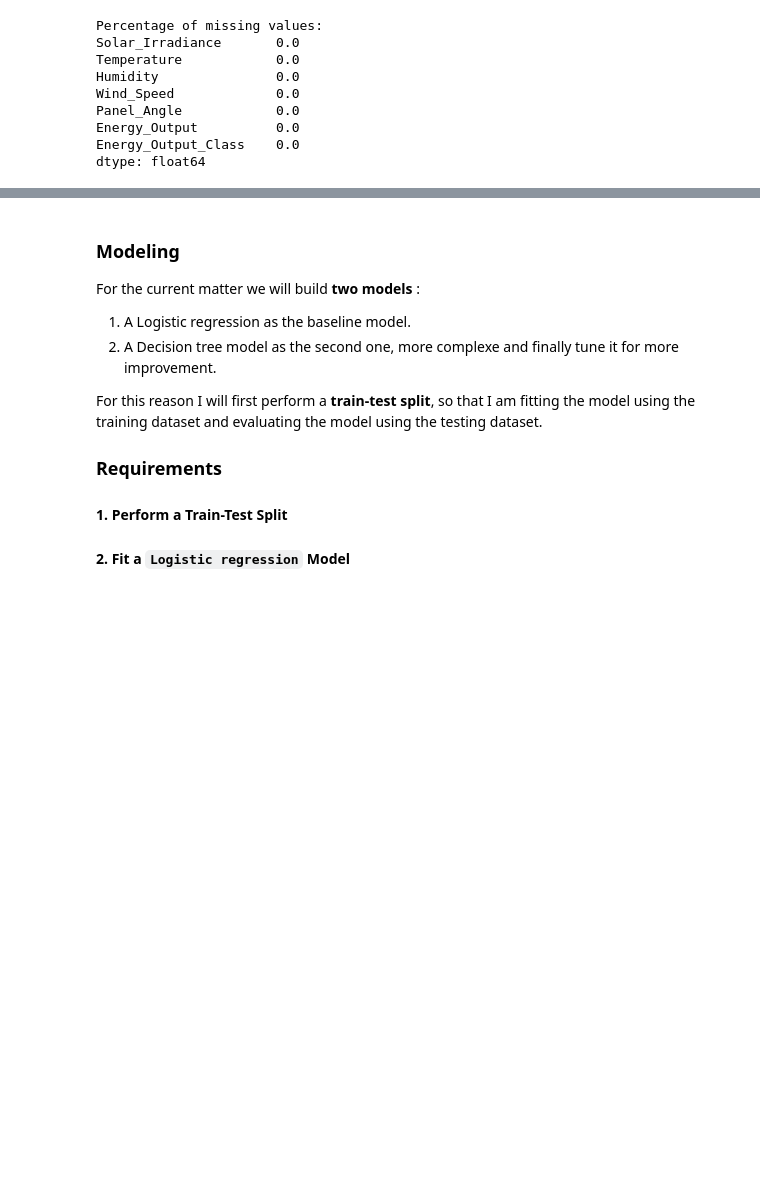
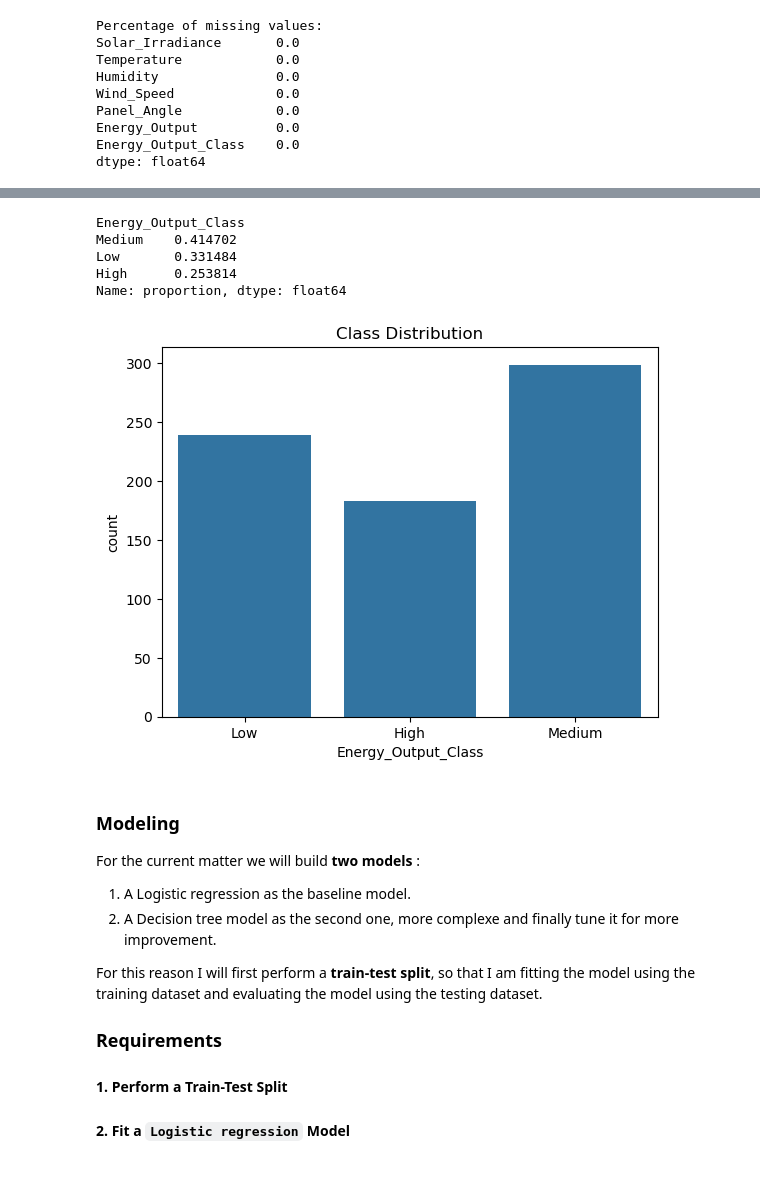
Before and after one commit to tolly00/capstone-project, a Jupyter notebook: Main.ipynb, the cells around one changed output, grey strips where cells are left out. Cells and saved outputs as stored; diff of their text form; code cells hidden in the pictures; blank space fills up the shorter version.

```diff
--- a/Main.ipynb
+++ b/Main.ipynb
@@ -167,0 +200,16 @@ dtype: float64
+# %%
+# check class balance in Energy_Output_Class
+df['Energy_Output_Class'].value_counts(normalize=True)
+# %% [output]
+Energy_Output_Class
+Medium    0.414702
+Low       0.331484
+High      0.253814
+Name: proportion, dtype: float64
+# %%
+# visualize class distribution
+sns.countplot(x='Energy_Output_Class', data=df)
+plt.title("Class Distribution")
+plt.show()
+# %% [output]
+[figure, added]
```
Also changed, not shown: parts of 7 cells of this notebook.
